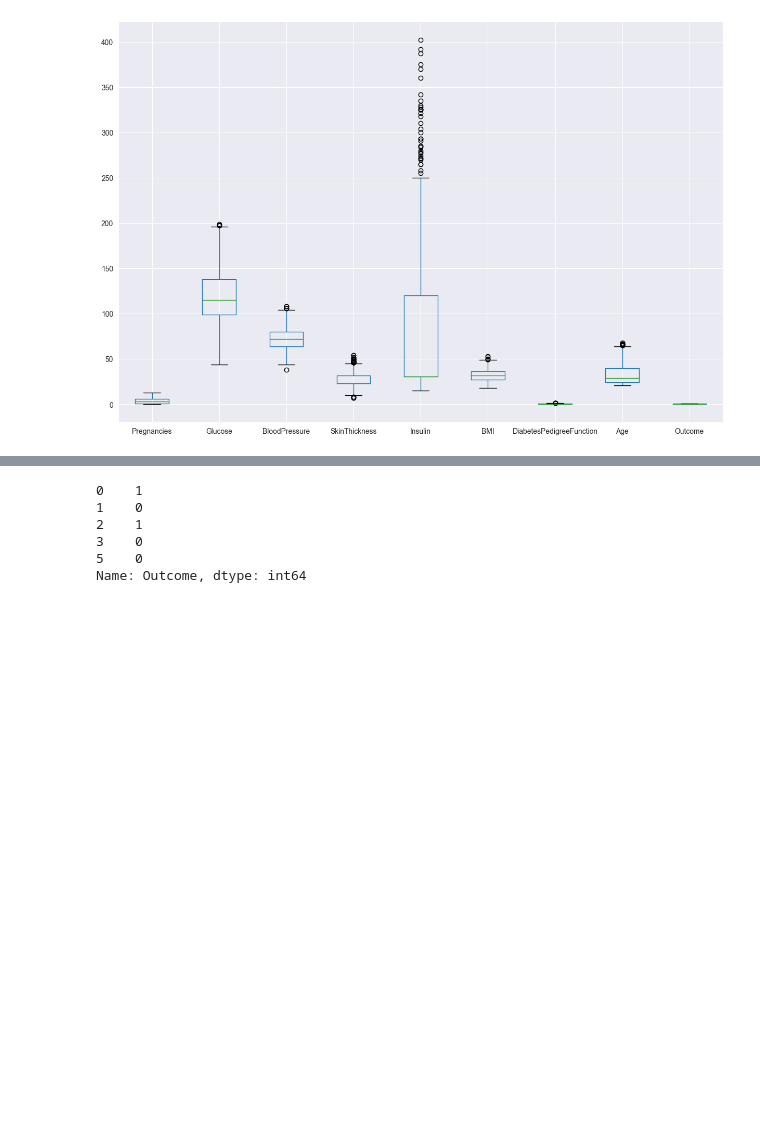
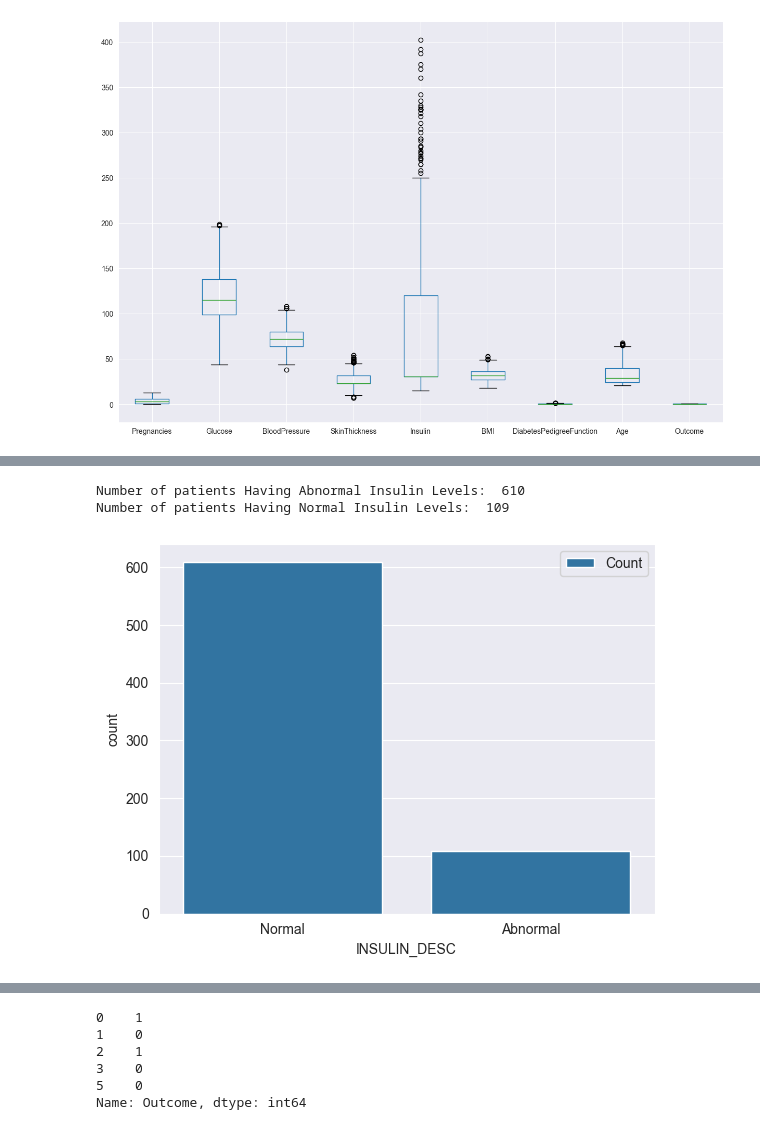
Before and after one commit to Bhargavoza1/ml-practice-project, a Jupyter notebook: Diabetes-Prediction.ipynb, the cells around one changed output, grey strips where cells are left out. Saved outputs shown, nothing was run; the diff lists cells and outputs as text; code cells hidden in the pictures; blank space fills up the shorter version.

```diff
--- a/Diabetes-Prediction.ipynb
+++ b/Diabetes-Prediction.ipynb
@@ -177,0 +181,14 @@ diabetes_DS2.boxplot(figsize=(15,10))
+# %%
+def set_bmi(row):
+    if row["BMI"] < 18.5:
+        return "Under"
+    elif row["BMI"] >= 18.5 and row["BMI"] <= 24.9:
+        return "Healthy"
+    elif row["BMI"] >= 25 and row["BMI"] <= 29.9:
+        return "Over"
+    elif row["BMI"] >= 30:
+        return "Obese"
+
+diabetes_DS2 = diabetes_DS2.assign(BM_DESC=diabetes_DS2.apply(set_bmi, axis=1))
+
+diabetes_DS2.head()
@@ -177,0 +202,10 @@ diabetes_DS2.boxplot(figsize=(15,10))
+# %%
+def set_insulin(row):
+    if row["Insulin"] >= 16 and row["Insulin"] <= 166:
+        return "Normal"
+    else:
+        return "Abnormal"
+
+diabetes_DS2 = diabetes_DS2.assign(INSULIN_DESC=diabetes_DS2.apply(set_insulin, axis=1))
+
+diabetes_DS2.head()
@@ -177,0 +234,10 @@ diabetes_DS2.boxplot(figsize=(15,10))
+# %%
+sns.countplot(data=diabetes_DS2, x = 'INSULIN_DESC', label='Count')
+
+AB, NB = diabetes_DS2['INSULIN_DESC'].value_counts()
+print('Number of patients Having Abnormal Insulin Levels: ',AB)
+print('Number of patients Having Normal Insulin Levels: ',NB)
+# %% [output]
+Number of patients Having Abnormal Insulin Levels:  610
+Number of patients Having Normal Insulin Levels:  109
+[figure, added]
```
Also changed, not shown: parts of 33 cells of this notebook.
